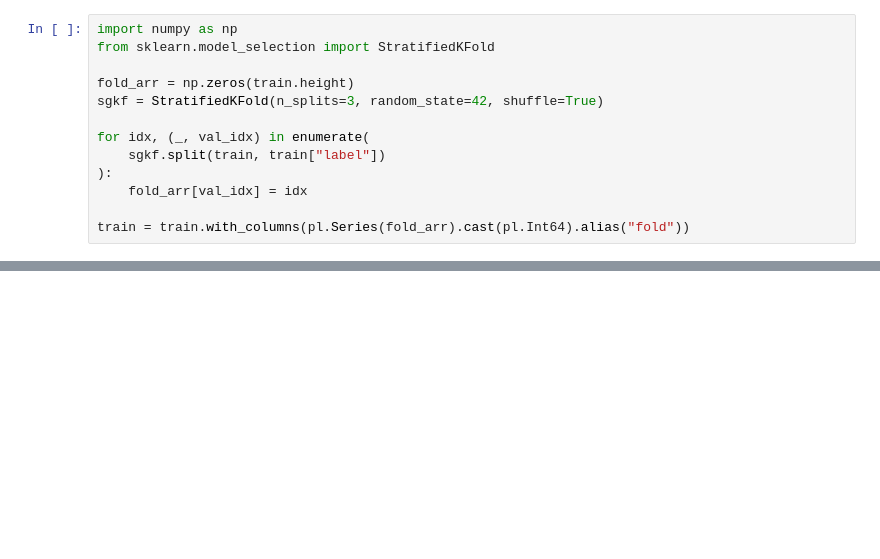
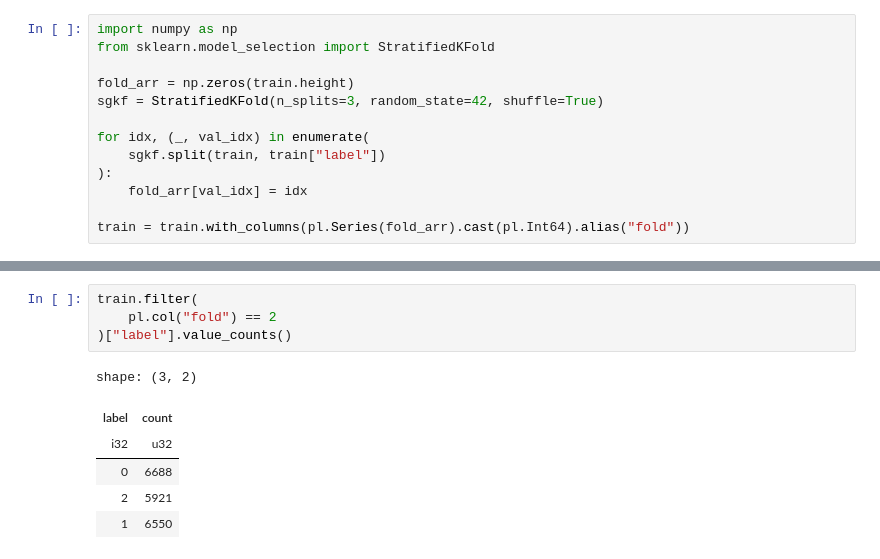
Before and after one commit to sinchir0/lmsys, a Jupyter notebook: lmsys/eda/2407222250_make_fold.ipynb, the cells around one changed output, grey strips where cells are left out. Cells and saved outputs as stored; diff of their text form; blank space fills up the shorter version.

```diff
--- a/lmsys/eda/2407222250_make_fold.ipynb
+++ b/lmsys/eda/2407222250_make_fold.ipynb
@@ -91,0 +114,11 @@ shape: (3, 2)
+# %%
+train.filter(
+    pl.col("fold") == 2
+)["label"].value_counts()
+# %% [output]
+shape: (3, 2)
+| label | count |
+| i32 | u32 |
+| 0 | 6688 |
+| 2 | 5921 |
+| 1 | 6550 |
```
Also changed, not shown: parts of 9 cells of this notebook, 4 other files.
